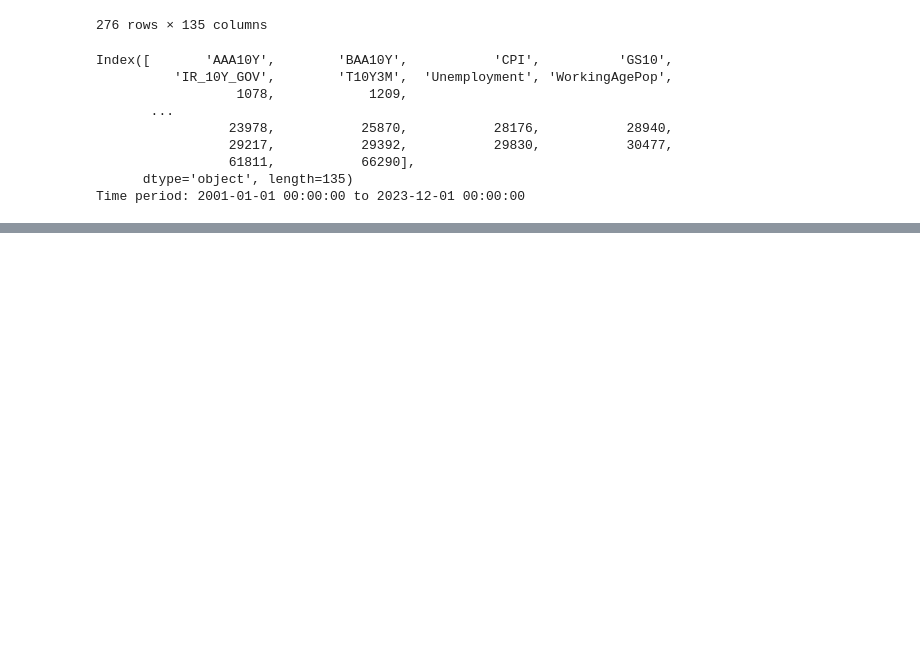
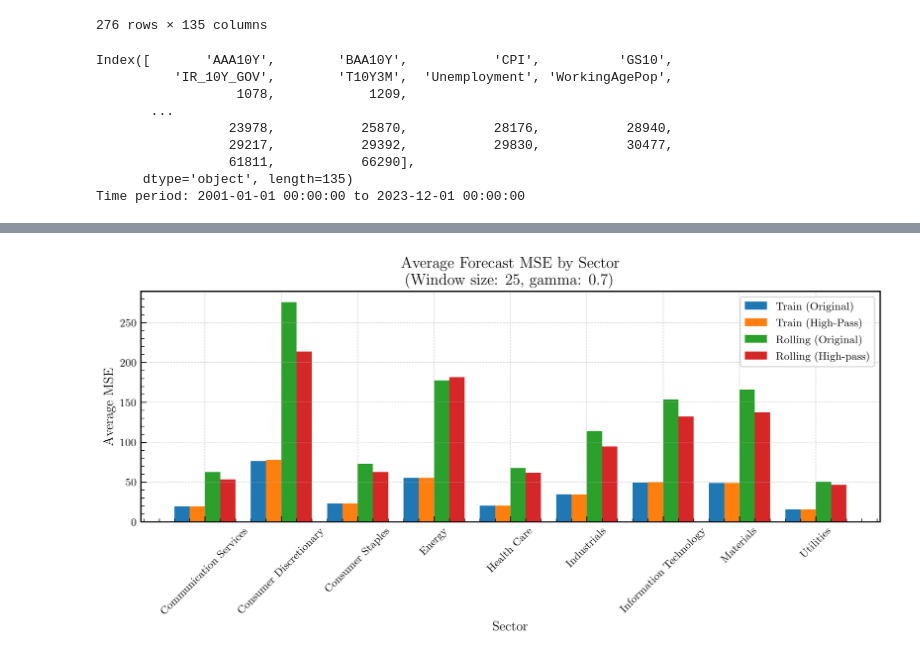
Before and after one commit to timothycdc/findata-kg, a Jupyter notebook: idea3.ipynb, the cells around one changed output, grey strips where cells are left out. Saved outputs shown, nothing was run; the diff lists cells and outputs as text; code cells hidden in the pictures; blank space fills up the shorter version.

```diff
--- a/idea3.ipynb
+++ b/idea3.ipynb
@@ -859,0 +833,84 @@ Directional Accuracy: 48.41%
+# %%
+import numpy as np
+import pandas as pd
+import matplotlib.pyplot as plt
+
+# Instantiate model with high-pass filtering
+model = GraphFactorModel(
+    combined_df=combined_df, A_kg=A_kg, gamma=0.7, filter_type="high"
+)
+
+# --- Experiment 1: Training MSE with original asset returns (without KG) ---
+mse_train_orig, preds_train_orig, true_train_orig = model.fit_training(use_kg=False)
+
+# --- Experiment 2: Training MSE with filtered asset returns (with KG) ---
+mse_train_filt, preds_train_filt, true_train_filt = model.fit_training(use_kg=True)
+
+# --- Experiment 3: Rolling-window forecast MSE with original asset returns (without KG) ---
+mse_roll_orig, preds_roll_orig, true_roll_orig = model.predict_rolling(window_size=25, use_kg=False)
+
+# --- Experiment 4: Rolling-window forecast MSE with filtered asset returns (with KG, high-pass) ---
+mse_roll_filt, preds_roll_filt, true_roll_filt = model.predict_rolling(window_size=25, use_kg=True)
+
+# --- Experiment 5: Experimental run: instantiate a new model with low-pass filtering ---
+model = GraphFactorModel(
+    combined_df=combined_df, A_kg=A_kg, gamma=0.7, filter_type="low"
+)
+mse_roll_filt_exp, preds_roll_filt_exp, true_roll_filt_exp = model.predict_rolling(window_size=25, use_kg=True)
+
+# Helper to compute asset-wise MSE
+def compute_asset_mse(preds, true_vals):
+    return np.mean((true_vals - preds) ** 2, axis=0)
+
+# Compute asset-wise MSEs
+asset_mse_train_orig     = compute_asset_mse(preds_train_orig, true_train_orig)
+asset_mse_train_filt     = compute_asset_mse(preds_train_filt, true_train_filt)
+asset_mse_roll_orig      = compute_asset_mse(preds_roll_orig, true_roll_orig)
+asset_mse_roll_filt_high = compute_asset_mse(preds_roll_filt, true_roll_filt)
+asset_mse_roll_filt_low  = compute_asset_mse(preds_roll_filt_exp, true_roll_filt_exp)  # plotted separately
+
+# Assemble sector-level DataFrame
+mse_df = pd.DataFrame({
+    'gvkey': merged['gvkey'],
+    'Sector': merged['Sector'],
+    'Train_Orig': asset_mse_train_orig,
+    'Train_Filt': asset_mse_train_filt,
+    'Roll_Orig': asset_mse_roll_orig,
+    'Roll_Filt_High': asset_mse_roll_filt_high,
+    'Roll_Filt_Low': asset_mse_roll_filt_low,
+})
+
+mse_df['Sector'] = mse_df['Sector'].str.replace('_', ' ')
+sector_mse = mse_df.groupby('Sector').mean().reset_index()
+
+# Grouped bar chart for the 4 normal cases
+sectors = sector_mse['Sector']
+x = np.arange(len(sectors))
+width = 0.2
+
+fig, ax = plt.subplots(figsize=(10, 5))
+ax.bar(x - 1.5*width, sector_mse['Train_Orig'],     width, label='Train (Original)')
+ax.bar(x - 0.5*width, sector_mse['Train_Filt'],     width, label='Train (High-Pass)')
+ax.bar(x + 0.5*width, sector_mse['Roll_Orig'],      width, label='Rolling (Original)')
+ax.bar(x + 1.5*width, sector_mse['Roll_Filt_High'], width, label='Rolling (High-pass)')
+
+ax.set_xlabel('Sector')
+ax.set_ylabel('Average MSE')
+ax.set_title('Average Forecast MSE by Sector \n'
+             '(Window size: 25, gamma: 0.7)')
+ax.set_xticks(x)
+ax.set_xticklabels(sectors, rotation=45)
+ax.legend()
+plt.tight_layout()
+plt.show()
+
+# Separate plot for low-pass KG filtering (because it's huge)
+fig, ax = plt.subplots(figsize=(10, 5))
+ax.bar(sectors, sector_mse['Roll_Filt_Low'], color='tomato')
+ax.set_xlabel('Sector')
+ax.set_ylabel('Average MSE')
+ax.set_title('Rolling-Window Forecast MSE by Sector\n(with KG, Low-pass Filter)')
+ax.set_xticklabels(sectors, rotation=45)
+plt.tight_layout()
+plt.show()
+# %% [output]
@@ -859,0 +937 @@ Directional Accuracy: 48.41%
+[figure, added]
```
Also changed, not shown: parts of 6 cells of this notebook, 4 other files.
